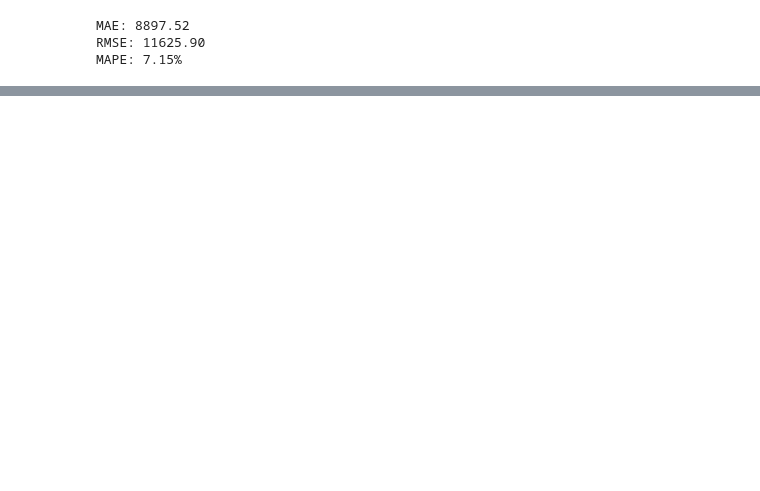
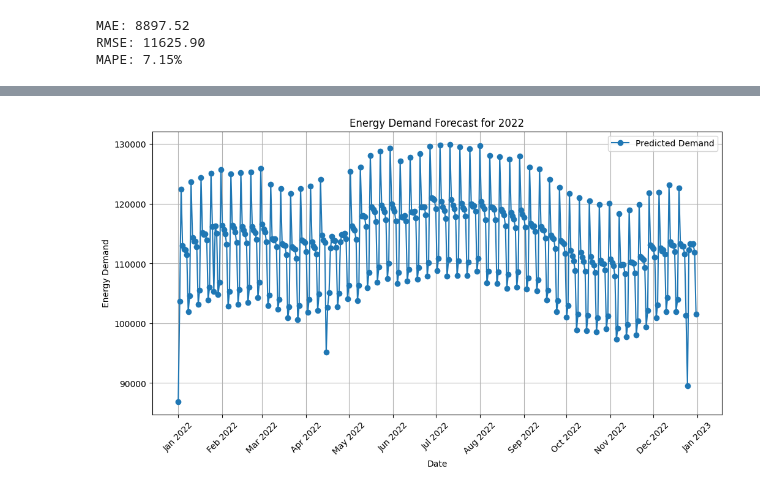
Before and after one commit to amalsalilan/Electricity_Demand-and_Price_ForecastingInfosys_Internship_Oct2025, a Jupyter notebook: Prophet .ipynb, the cells around one changed output, grey strips where cells are left out. Cells and saved outputs as stored; diff of their text form; code cells hidden in the pictures; blank space fills up the shorter version.

```diff
--- a/Prophet .ipynb
+++ b/Prophet .ipynb
@@ -151,0 +195,33 @@ MAPE: 7.15%
+# %%
+import matplotlib.pyplot as plt
+import matplotlib.dates as mdates
+
+# Assuming you have already defined df_2022 and forecast_2022 DataFrames
+
+plt.figure(figsize=(12, 6))
+
+# Plot actual demand
+df_2022 = df[(df["ds"] >= "2022-01-01") & (df["ds"] <= "2022-12-31")]
+if not df_2022.empty:
+    plt.plot(df_2022["ds"], df_2022["y"], label="Actual Demand", marker="o", linestyle="-")
+
+# Plot predicted demand
+plt.plot(forecast_2022["ds"], forecast_2022["yhat"], label="Predicted Demand", marker="o", linestyle="-")
+
+# Customize the x-axis for monthly ticks
+plt.xlabel("Date")
+plt.ylabel("Energy Demand")
+plt.title("Energy Demand Forecast for 2022")
+plt.legend()
+
+# Set x-axis to show ticks for each month
+plt.gca().xaxis.set_major_locator(mdates.MonthLocator())  # Locator for each month
+plt.gca().xaxis.set_major_formatter(mdates.DateFormatter('%b %Y'))  # Format to show Month-Year (e.g., Jan 2022)
+
+# Rotate date labels for readability
+plt.xticks(rotation=45)
+
+plt.grid(True)
+plt.show()
+# %% [output]
+[figure, added]
```
Also changed, not shown: parts of 9 cells of this notebook.
